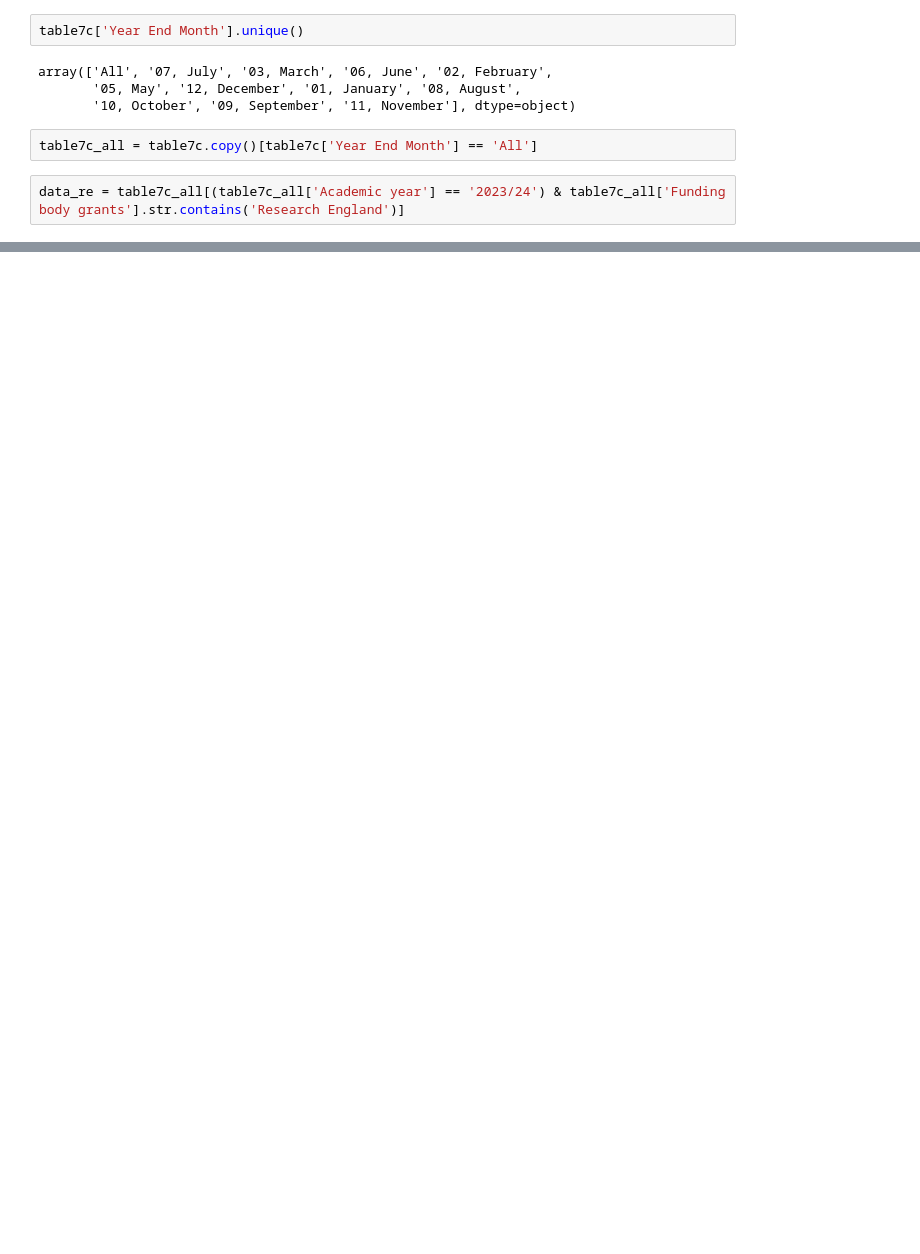
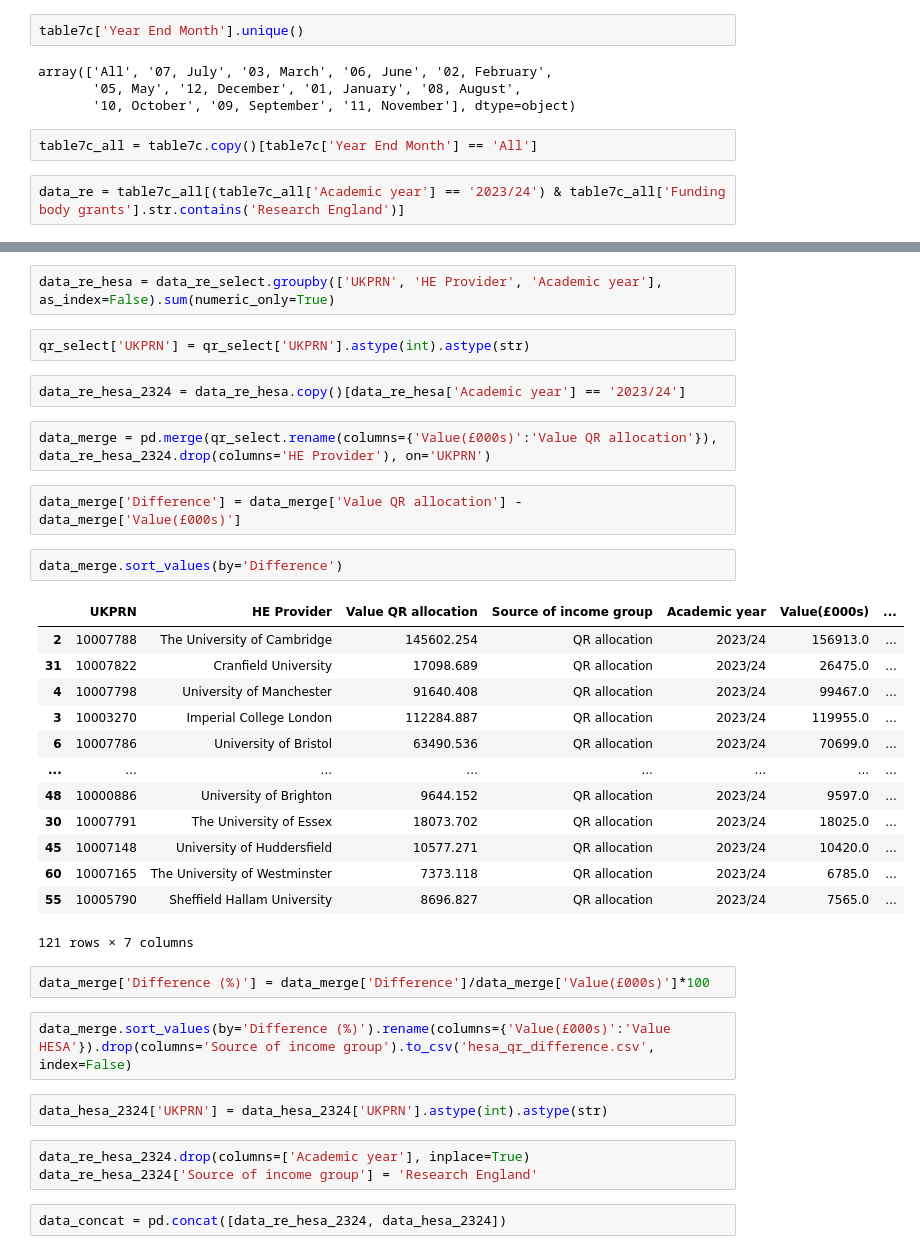
Before and after one commit to marthaisabelhilton/Allocations-2025, a Jupyter notebook: HESA table 5.ipynb, the cells around one changed output, grey strips where cells are left out. Drawn from its saved outputs; the diff is of its cells as text; blank space fills up the shorter version.

```diff
--- a/HESA table 5.ipynb
+++ b/HESA table 5.ipynb
@@ -680,0 +671,37 @@ data_re = table7c_all[(table7c_all['Academic year'] == '2023/24') & table7c_all[
+# %%
+data_re_hesa = data_re_select.groupby(['UKPRN', 'HE Provider', 'Academic year'], as_index=False).sum(numeric_only=True)
+# %%
+qr_select['UKPRN'] = qr_select['UKPRN'].astype(int).astype(str)
+# %%
+data_re_hesa_2324 = data_re_hesa.copy()[data_re_hesa['Academic year'] == '2023/24']
+# %%
+data_merge = pd.merge(qr_select.rename(columns={'Value(£000s)':'Value QR allocation'}), data_re_hesa_2324.drop(columns='HE Provider'), on='UKPRN')
+# %%
+data_merge['Difference'] = data_merge['Value QR allocation'] - data_merge['Value(£000s)']
+# %%
+data_merge.sort_values(by='Difference')
+# %% [output]
+|  | UKPRN | HE Provider | Value QR allocation | Source of income group | Academic year | Value(£000s) | ... |
+| 2 | 10007788 | The University of Cambridge | 145602.254 | QR allocation | 2023/24 | 156913.0 | ... |
+| 31 | 10007822 | Cranfield University | 17098.689 | QR allocation | 2023/24 | 26475.0 | ... |
+| 4 | 10007798 | University of Manchester | 91640.408 | QR allocation | 2023/24 | 99467.0 | ... |
+| 3 | 10003270 | Imperial College London | 112284.887 | QR allocation | 2023/24 | 119955.0 | ... |
+| 6 | 10007786 | University of Bristol | 63490.536 | QR allocation | 2023/24 | 70699.0 | ... |
+| ... | ... | ... | ... | ... | ... | ... | ... |
+| 48 | 10000886 | University of Brighton | 9644.152 | QR allocation | 2023/24 | 9597.0 | ... |
+| 30 | 10007791 | The University of Essex | 18073.702 | QR allocation | 2023/24 | 18025.0 | ... |
+| 45 | 10007148 | University of Huddersfield | 10577.271 | QR allocation | 2023/24 | 10420.0 | ... |
+| 60 | 10007165 | The University of Westminster | 7373.118 | QR allocation | 2023/24 | 6785.0 | ... |
+| 55 | 10005790 | Sheffield Hallam University | 8696.827 | QR allocation | 2023/24 | 7565.0 | ... |
+121 rows × 7 columns
+# %%
+data_merge['Difference (%)'] = data_merge['Difference']/data_merge['Value(£000s)']*100
+# %%
+data_merge.sort_values(by='Difference (%)').rename(columns={'Value(£000s)':'Value HESA'}).drop(columns='Source of income group').to_csv('hesa_qr_difference.csv', index=False)
+# %%
+data_hesa_2324['UKPRN'] = data_hesa_2324['UKPRN'].astype(int).astype(str)
+# %%
+data_re_hesa_2324.drop(columns=['Academic year'], inplace=True)
+data_re_hesa_2324['Source of income group'] = 'Research England'
+# %%
+data_concat = pd.concat([data_re_hesa_2324, data_hesa_2324])
```
Also changed, not shown: parts of 14 cells of this notebook, 1 other file.
